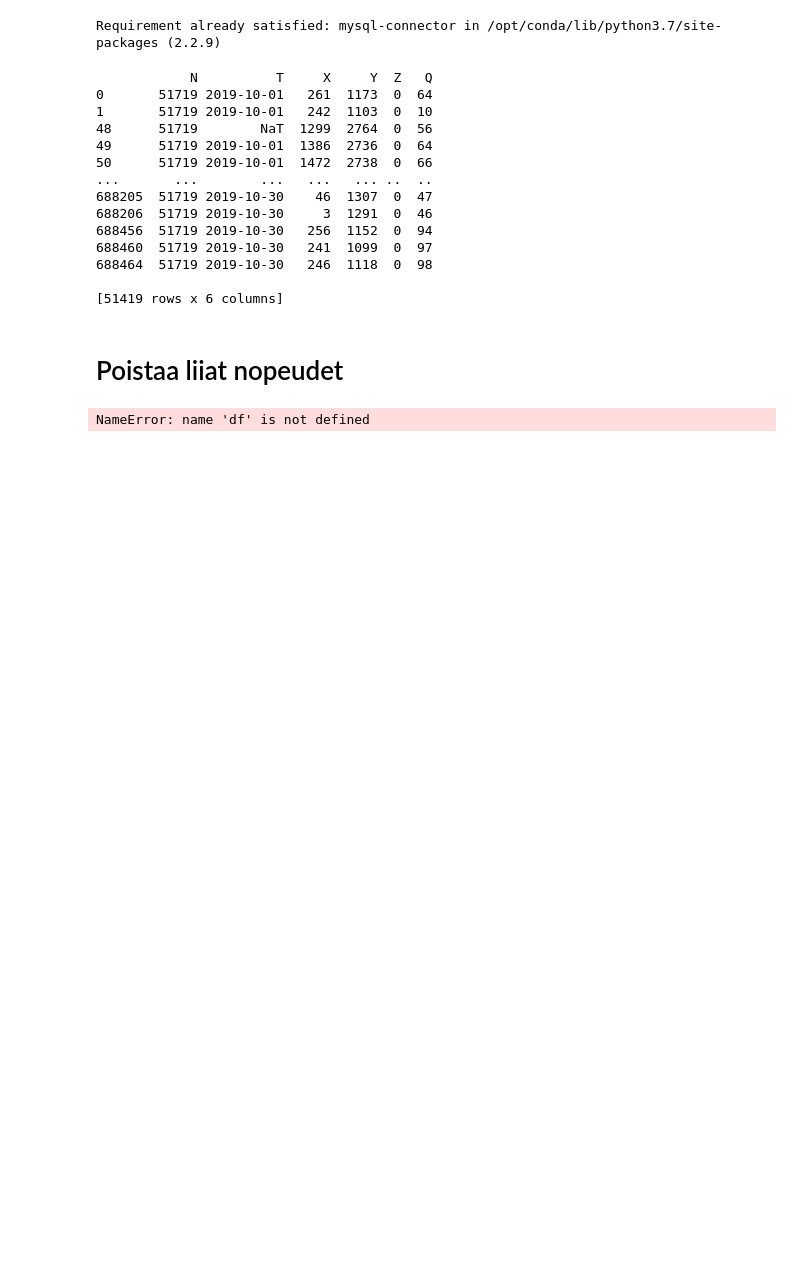
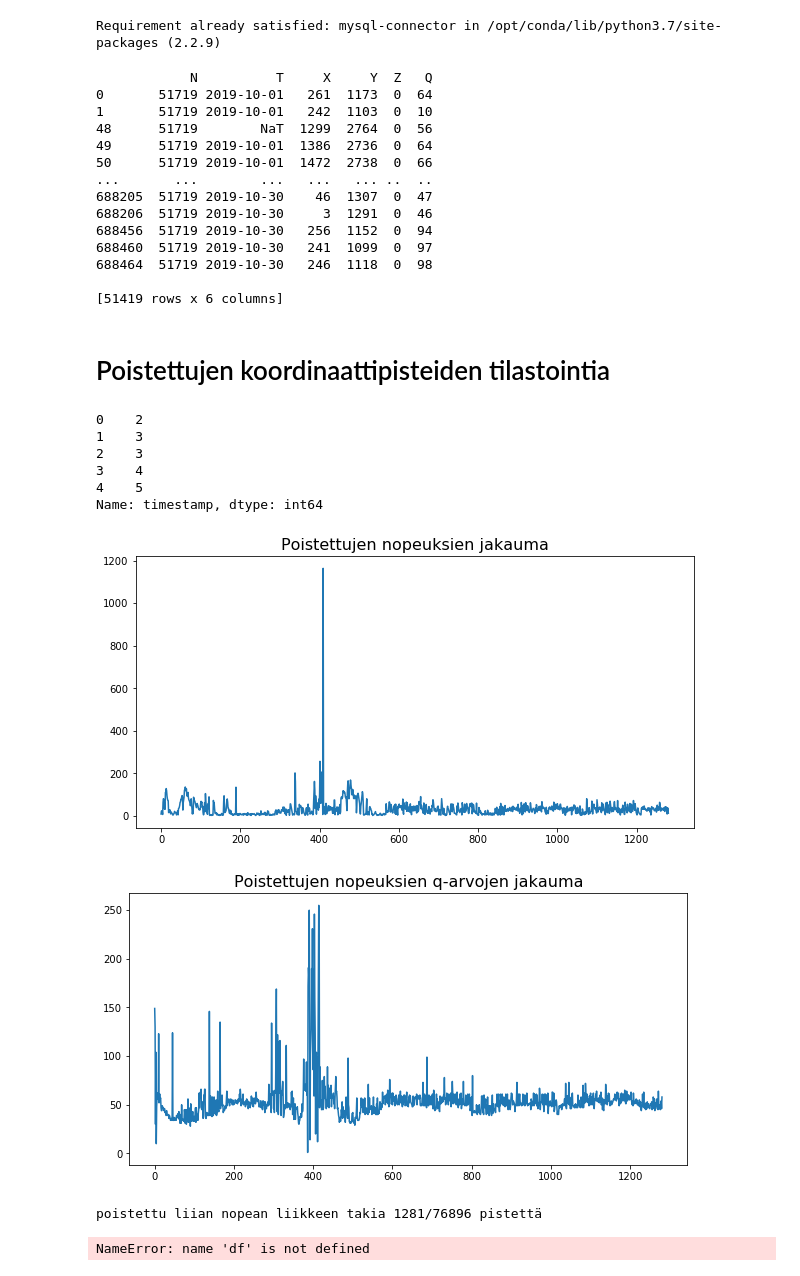
Before and after one commit to Erik-Eki/Project-Studies-1-Data-collection-Management-Visualization, a Jupyter notebook: lähdekoodi.ipynb, the cells around one changed output. Drawn from its saved outputs; the diff is of its cells as text; code cells hidden in the pictures; blank space fills up the shorter version.

```diff
--- a/lähdekoodi.ipynb
+++ b/lähdekoodi.ipynb
@@ -58,8 +58,68 @@ print(table)
 688464  51719 2019-10-30   246  1118  0  98
 
 [51419 rows x 6 columns]
-# %% [markdown]
-# Poistaa liiat nopeudet
+# %% [markdown]
+# Poistettujen koordinaattipisteiden tilastointia
+# %%
+df['timestamp'] = df['timestamp'].astype(str)
+df['timestamp'] = df['timestamp'].str.slice(2, -7)
+df['timestamp'] = df['timestamp'].astype('datetime64[s]')
+print(df['timestamp'].dt.second.head())
+
+a = 0
+nopeudet = []
+koordinaatit = []
+q_arvot = []
+
+# Listataan poistettavat koordinaattipisteet taulukoihin, joiden perusteella myöhemmin tehdään kuvaajia.
+# Tällä loopilla oli alunperin tarkoitus myös poistaa liian nopeasti liikkuneet pisteet, mutta tämä tyssäsi KeyErroriin.
+# Lopulta jouduin käyttämään Antin koodia pisteiden poistamiseen.
+for i in range (df.timestamp.size-1):
+    ajan_erotus = np.datetime64(df.timestamp[i+1]) - np.datetime64(df.timestamp[i])
+    ajan_erotus.item().total_seconds()
+    ajan_erotus = ajan_erotus / np.timedelta64(1, 's')
+    if ajan_erotus == 0.0:
+        continue
+    x_erotus = df.x[i+1]-df.x[i]
+    y_erotus = df.y[i+1]-df.y[i]
+    if (x_erotus / ajan_erotus > 1.5 and y_erotus / ajan_erotus > 1.5):
+        #df2.drop(df.index[i], axis = 0, inplace=True)
+        temp = []
+        temp.append(df.x[i])
+        temp.append(df.y[i])
+        koordinaatit.append(temp)
+        nopeus = math.sqrt((x_erotus / ajan_erotus)**2+(y_erotus / ajan_erotus)**2)
+        nopeudet.append(nopeus)
+        q_arvot.append(df.q[i])
+        a += 1
+
+import seaborn as sns
+ax = plt.plot(nopeudet)
+plt.title("Poistettujen nopeuksien jakauma", fontsize = 16)
+plt.show()
+
+ax = plt.plot(q_arvot)
+plt.title("Poistettujen nopeuksien q-arvojen jakauma", fontsize = 16)
+plt.show()
+
+print("poistettu liian nopean liikkeen takia "+str(a)+"/"+str(df.size)+" pistettä")
+
+#plt.clf()
+#plt.barh(nopeudet, len(nopeudet), align='center', alpha=0.5)
+#plt.yticks(nopeudet, nopeudet)
+#plt.xlabel('Poistettujen koordinaattipisteiden määrä')
+#plt.title('Liian nopeasti liikkuneiden kärryjen nopeudet')
+#plt.show()
+# %% [output]
+0    2
+1    3
+2    3
+3    4
+4    5
+Name: timestamp, dtype: int64
+[figure, added]
+[figure, added]
+poistettu liian nopean liikkeen takia 1281/76896 pistettä
 # %%
 df2 = df.copy(deep=False)
 a = 0
```
